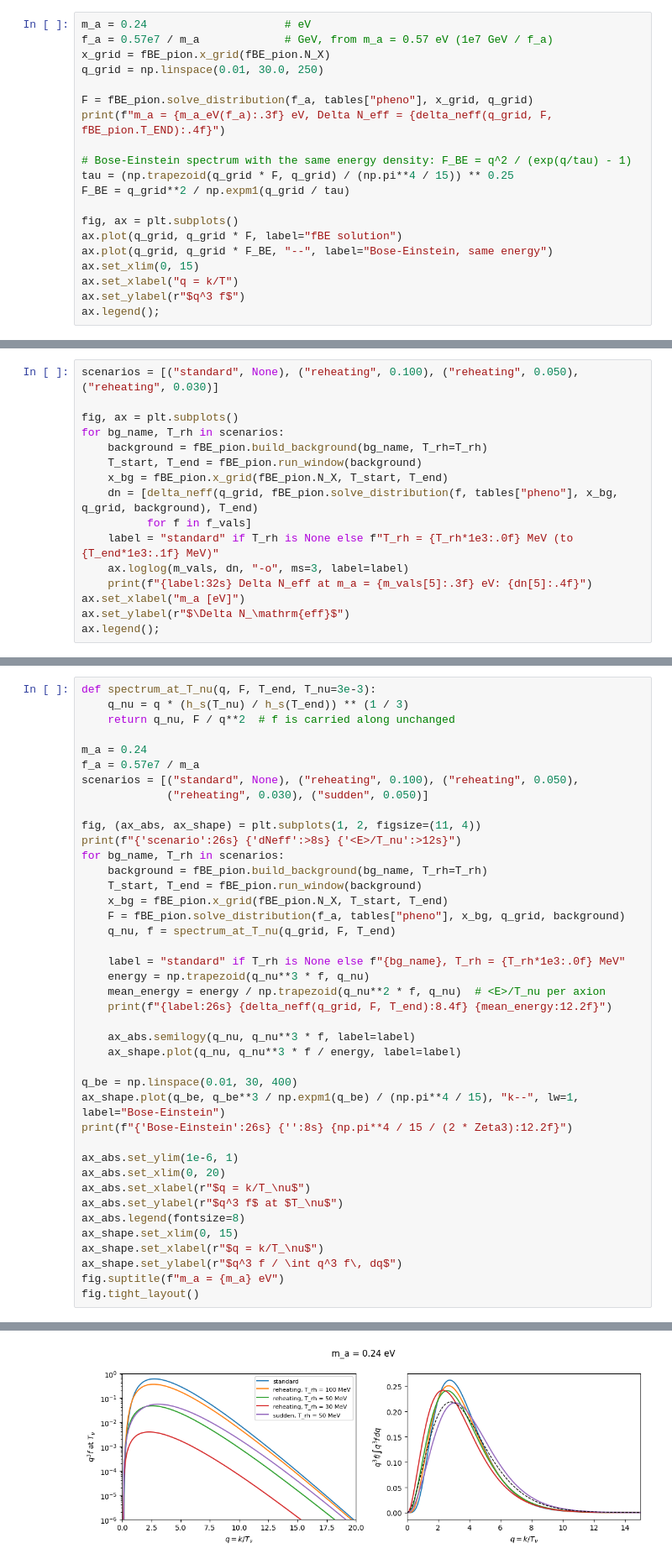
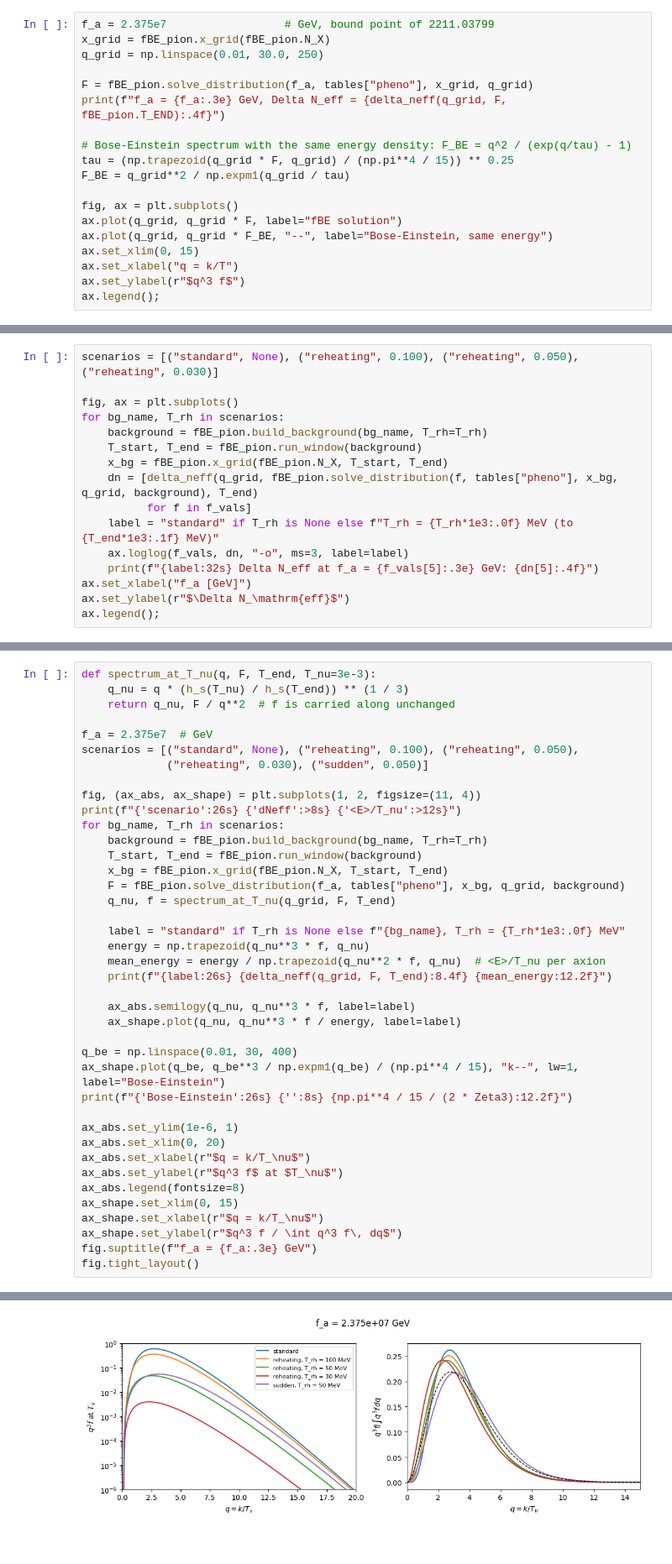
Before and after one commit to adam-gomulka/PyBolt, a Jupyter notebook: Pion_axion_production.ipynb, the cells around one changed output, grey strips where cells are left out. Shown at 84% size. Cells and saved outputs as stored; diff of their text form.

```diff
--- a/Pion_axion_production.ipynb
+++ b/Pion_axion_production.ipynb
@@ -107,12 +111,11 @@ The result at $m_a = 0.24$ eV (the paper's bound, $\Delta N_\mathrm{eff} \approx
 a Bose–Einstein spectrum with the same energy density, as in Fig. 5 of the paper.
 # %%
-m_a = 0.24                     # eV
-f_a = 0.57e7 / m_a             # GeV, from m_a = 0.57 eV (1e7 GeV / f_a)
+f_a = 2.375e7                  # GeV, bound point of 2211.03799
 x_grid = fBE_pion.x_grid(fBE_pion.N_X)
 q_grid = np.linspace(0.01, 30.0, 250)
 
 F = fBE_pion.solve_distribution(f_a, tables["pheno"], x_grid, q_grid)
-print(f"m_a = {m_a_eV(f_a):.3f} eV, Delta N_eff = {delta_neff(q_grid, F, fBE_pion.T_END):.4f}")
+print(f"f_a = {f_a:.3e} GeV, Delta N_eff = {delta_neff(q_grid, F, fBE_pion.T_END):.4f}")
 
 # Bose-Einstein spectrum with the same energy density: F_BE = q^2 / (exp(q/tau) - 1)
 tau = (np.trapezoid(q_grid * F, q_grid) / (np.pi**4 / 15)) ** 0.25
@@ -181,9 +183,9 @@ for bg_name, T_rh in scenarios:
     dn = [delta_neff(q_grid, fBE_pion.solve_distribution(f, tables["pheno"], x_bg, q_grid, background), T_end)
           for f in f_vals]
     label = "standard" if T_rh is None else f"T_rh = {T_rh*1e3:.0f} MeV (to {T_end*1e3:.1f} MeV)"
-    ax.loglog(m_vals, dn, "-o", ms=3, label=label)
-    print(f"{label:32s} Delta N_eff at m_a = {m_vals[5]:.3f} eV: {dn[5]:.4f}")
-ax.set_xlabel("m_a [eV]")
+    ax.loglog(f_vals, dn, "-o", ms=3, label=label)
+    print(f"{label:32s} Delta N_eff at f_a = {f_vals[5]:.3e} GeV: {dn[5]:.4f}")
+ax.set_xlabel("f_a [GeV]")
 ax.set_ylabel(r"$\Delta N_\mathrm{eff}$")
 ax.legend();
 # %% [output]
@@ -208,8 +210,7 @@ def spectrum_at_T_nu(q, F, T_end, T_nu=3e-3):
     q_nu = q * (h_s(T_nu) / h_s(T_end)) ** (1 / 3)
     return q_nu, F / q**2  # f is carried along unchanged
 
-m_a = 0.24
-f_a = 0.57e7 / m_a
+f_a = 2.375e7  # GeV
 scenarios = [("standard", None), ("reheating", 0.100), ("reheating", 0.050),
              ("reheating", 0.030), ("sudden", 0.050)]
 
@@ -224,35 +225,35 @@ for bg_name, T_rh in scenarios:
 
     label = "standard" if T_rh is None else f"{bg_name}, T_rh = {T_rh*1e3:.0f} MeV"
     energy = np.trapezoid(q_nu**3 * f, q_nu)
     mean_energy = energy / np.trapezoid(q_nu**2 * f, q_nu)  # <E>/T_nu per axion
     print(f"{label:26s} {delta_neff(q_grid, F, T_end):8.4f} {mean_energy:12.2f}")
 
     ax_abs.semilogy(q_nu, q_nu**3 * f, label=label)
     ax_shape.plot(q_nu, q_nu**3 * f / energy, label=label)
 
 q_be = np.linspace(0.01, 30, 400)
 ax_shape.plot(q_be, q_be**3 / np.expm1(q_be) / (np.pi**4 / 15), "k--", lw=1, label="Bose-Einstein")
 print(f"{'Bose-Einstein':26s} {'':8s} {np.pi**4 / 15 / (2 * Zeta3):12.2f}")
 
 ax_abs.set_ylim(1e-6, 1)
 ax_abs.set_xlim(0, 20)
 ax_abs.set_xlabel(r"$q = k/T_\nu$")
 ax_abs.set_ylabel(r"$q^3 f$ at $T_\nu$")
 ax_abs.legend(fontsize=8)
 ax_shape.set_xlim(0, 15)
 ax_shape.set_xlabel(r"$q = k/T_\nu$")
 ax_shape.set_ylabel(r"$q^3 f / \int q^3 f\, dq$")
-fig.suptitle(f"m_a = {m_a} eV")
+fig.suptitle(f"f_a = {f_a:.3e} GeV")
 fig.tight_layout()
 # %% [output]
 scenario                      dNeff     <E>/T_nu
 standard                     0.2004         2.87
 reheating, T_rh = 100 MeV    0.1256         2.75
 reheating, T_rh = 50 MeV     0.0170         2.59
 reheating, T_rh = 30 MeV     0.0014         2.30
 sudden, T_rh = 50 MeV        0.0221         3.00
 Bose-Einstein                               2.70
-[figure, old version]
+[figure, new version]
 # %% [markdown]
 ## 7. Command line
 
```
Also changed, not shown: parts of 10 cells of this notebook, 2 other files.
